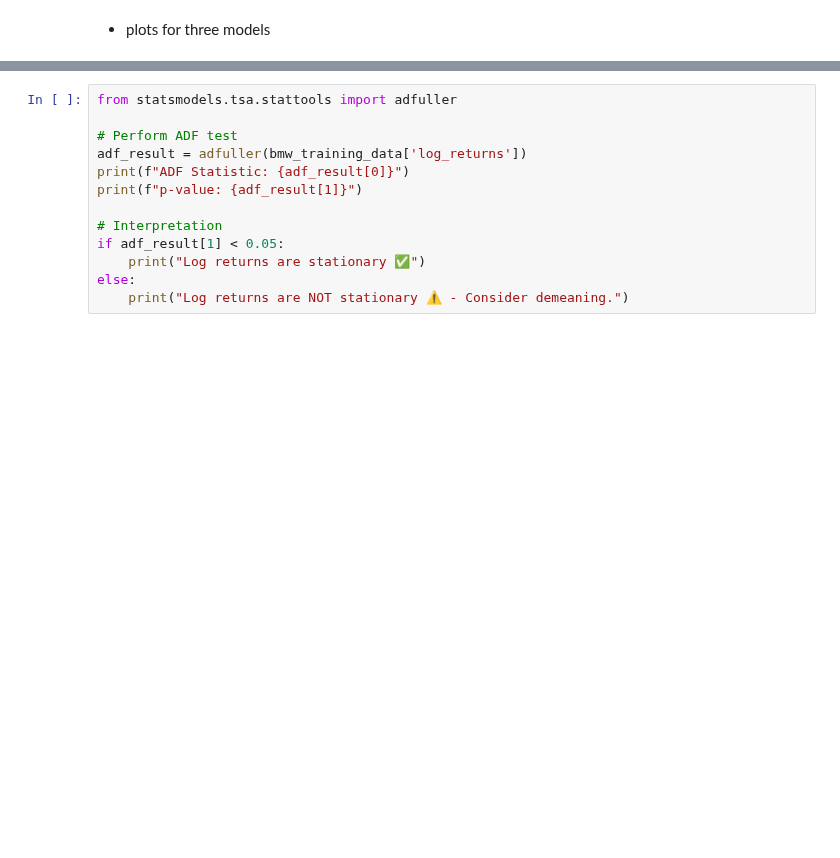
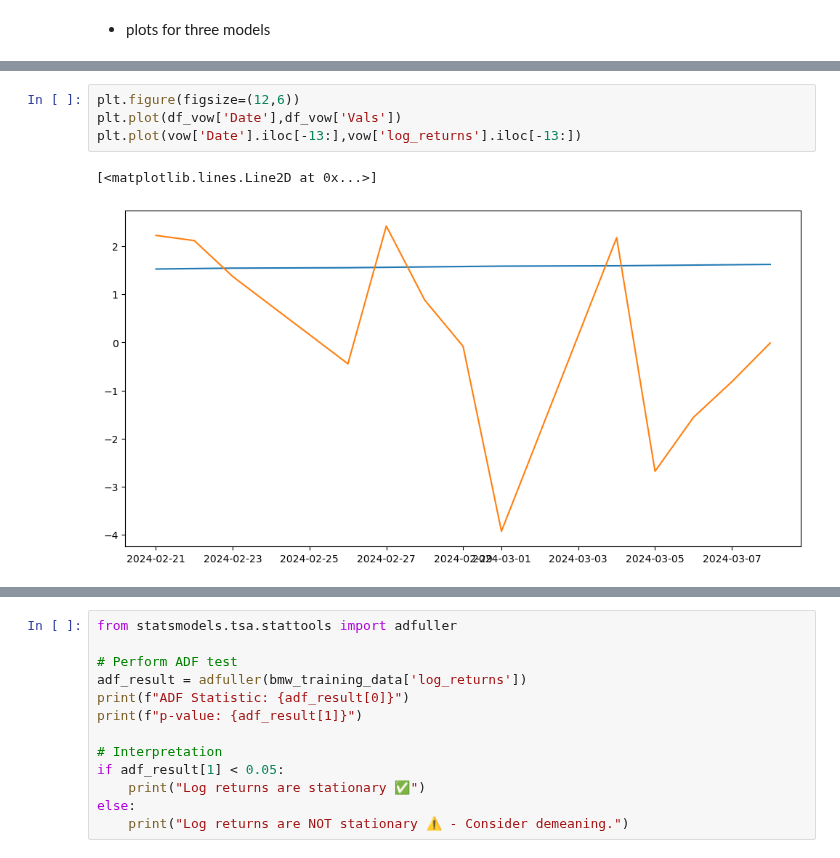
Before and after one commit to lucaluisadjei/pythongermanstocks, a Jupyter notebook: project_continuation.ipynb, the cells around one changed output, grey strips where cells are left out. Drawn from its saved outputs; the diff is of its cells as text; blank space fills up the shorter version.

```diff
--- a/project_continuation.ipynb
+++ b/project_continuation.ipynb
@@ -125,0 +127,7 @@ plt.plot(df['Date'].iloc[-13:],df['log_returns'].iloc[-13:])
+# %%
+plt.figure(figsize=(12,6))
+plt.plot(df_vow['Date'],df_vow['Vals'])
+plt.plot(vow['Date'].iloc[-13:],vow['log_returns'].iloc[-13:])
+# %% [output]
+[<matplotlib.lines.Line2D at 0x...>]
+[figure, added]
```
Also changed, not shown: parts of 11 cells of this notebook, 2 other files.
